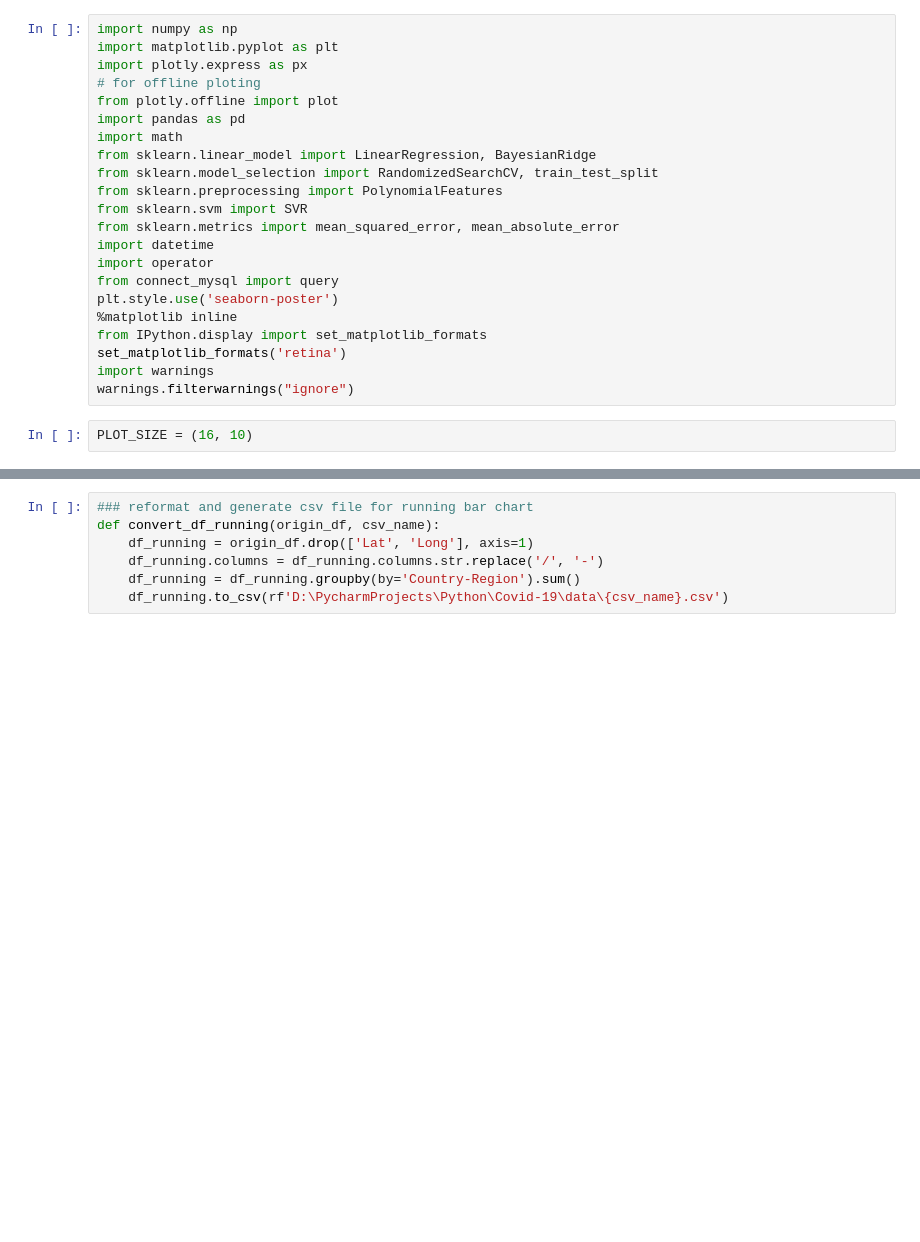
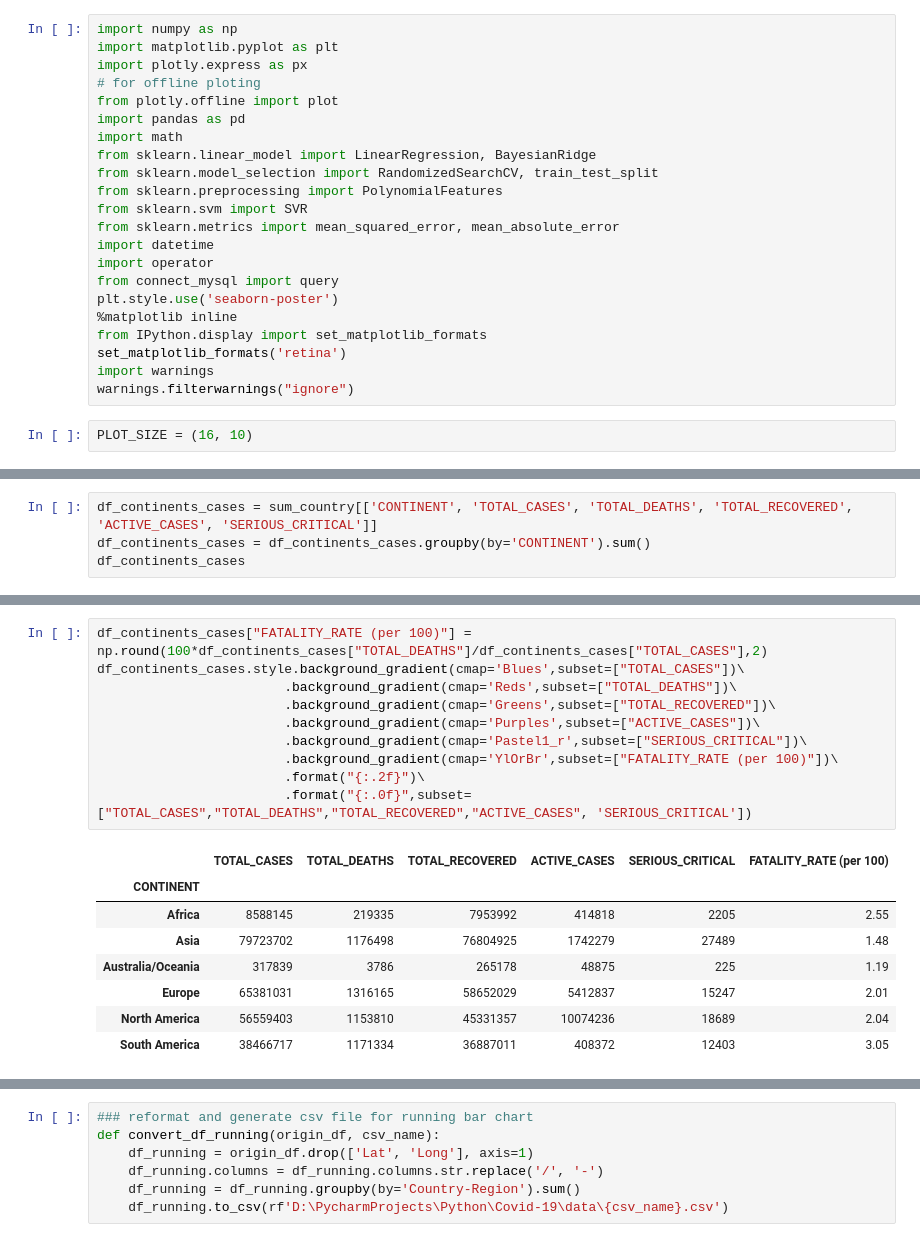
Before and after one commit to tanduy2407/Covid-19, a Jupyter notebook: chart_detail.ipynb, the cells around one changed output, grey strips where cells are left out. Saved outputs shown, nothing was run; the diff lists cells and outputs as text; blank space fills up the shorter version.

```diff
--- a/chart_detail.ipynb
+++ b/chart_detail.ipynb
@@ -30,0 +47,4 @@ sum_country = query(keyw='Read', table_name='SUMMARY_COVID_DATA')[['NAME', 'TOTA
+# %%
+df_continents_cases = sum_country[['CONTINENT', 'TOTAL_CASES', 'TOTAL_DEATHS', 'TOTAL_RECOVERED', 'ACTIVE_CASES', 'SERIOUS_CRITICAL']]
+df_continents_cases = df_continents_cases.groupby(by='CONTINENT').sum()
+df_continents_cases
@@ -30,0 +60,19 @@ sum_country = query(keyw='Read', table_name='SUMMARY_COVID_DATA')[['NAME', 'TOTA
+# %%
+df_continents_cases["FATALITY_RATE (per 100)"] = np.round(100*df_continents_cases["TOTAL_DEATHS"]/df_continents_cases["TOTAL_CASES"],2)
+df_continents_cases.style.background_gradient(cmap='Blues',subset=["TOTAL_CASES"])\
+                        .background_gradient(cmap='Reds',subset=["TOTAL_DEATHS"])\
+                        .background_gradient(cmap='Greens',subset=["TOTAL_RECOVERED"])\
+                        .background_gradient(cmap='Purples',subset=["ACTIVE_CASES"])\
+                        .background_gradient(cmap='Pastel1_r',subset=["SERIOUS_CRITICAL"])\
+                        .background_gradient(cmap='YlOrBr',subset=["FATALITY_RATE (per 100)"])\
+                        .format("{:.2f}")\
+                        .format("{:.0f}",subset=["TOTAL_CASES","TOTAL_DEATHS","TOTAL_RECOVERED","ACTIVE_CASES", 'SERIOUS_CRITICAL'])
+# %% [output]
+|  | TOTAL_CASES | TOTAL_DEATHS | TOTAL_RECOVERED | ACTIVE_CASES | SERIOUS_CRITICAL | FATALITY_RATE (per 100) |
+| CONTINENT |  |  |  |  |  |  |
+| Africa | 8588145 | 219335 | 7953992 | 414818 | 2205 | 2.55 |
+| Asia | 79723702 | 1176498 | 76804925 | 1742279 | 27489 | 1.48 |
+| Australia/Oceania | 317839 | 3786 | 265178 | 48875 | 225 | 1.19 |
+| Europe | 65381031 | 1316165 | 58652029 | 5412837 | 15247 | 2.01 |
+| North America | 56559403 | 1153810 | 45331357 | 10074236 | 18689 | 2.04 |
+| South America | 38466717 | 1171334 | 36887011 | 408372 | 12403 | 3.05 |
```
Also changed, not shown: parts of 8 cells of this notebook, 6 other files.
